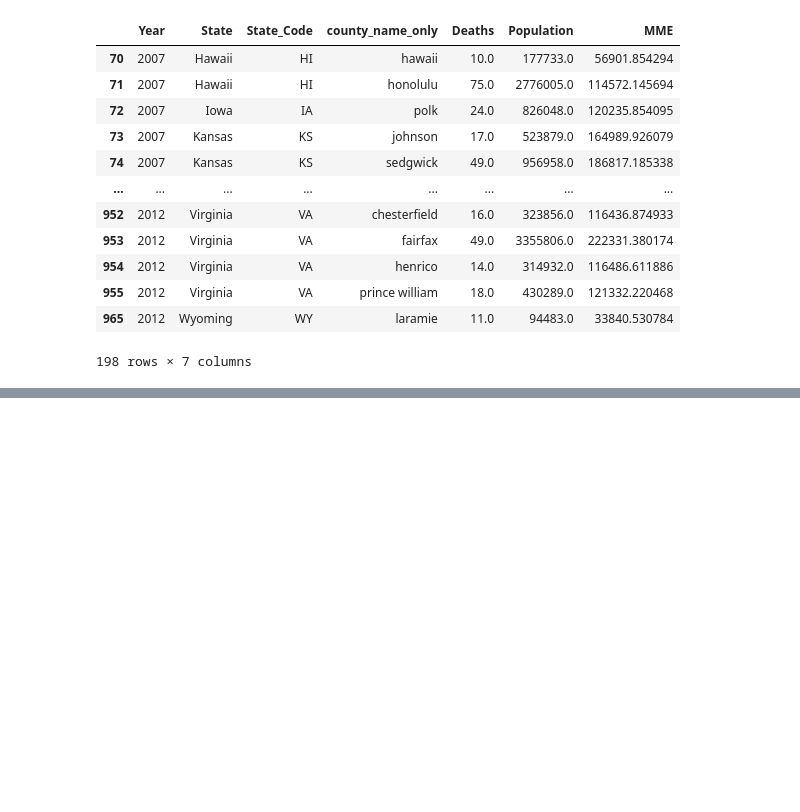
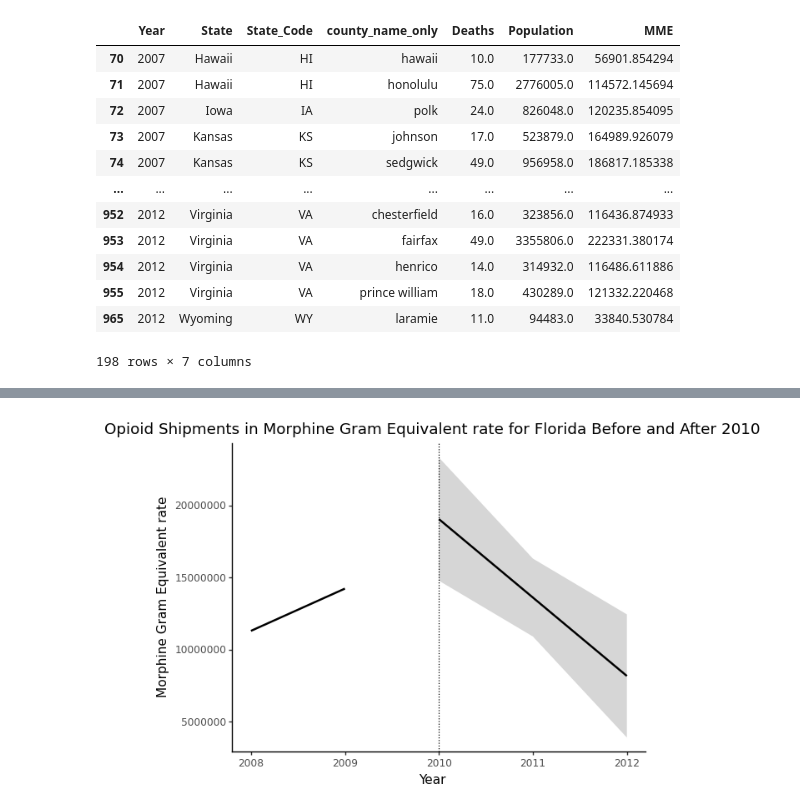
Before and after one commit to MIDS-at-Duke/pds-2022-turquoise-team, a Jupyter notebook: 10_code/combine_prescription_population.ipynb, the cells around one changed output, grey strips where cells are left out. Cells and saved outputs as stored; diff of their text form; code cells hidden in the pictures; blank space fills up the shorter version.

```diff
--- a/10_code/combine_prescription_population.ipynb
+++ b/10_code/combine_prescription_population.ipynb
@@ -265,4 +310,16 @@ fl_prepol_control = groupedby_df_florida[(groupedby_df_florida['Year']<2010)]
 fl_prepol_treatment = groupedby_df_only_florida [(groupedby_df_only_florida['Year']<2010)]
 fl_postpol_control = groupedby_df_florida[(groupedby_df_florida['Year']>=2010)]
 fl_postpol_treatment = groupedby_df_only_florida[(groupedby_df_only_florida['Year']>=2010)]
+# %%
+prepos = (
+    pre_post(fl_prepol_treatment, fl_postpol_treatment, "Year", "MME", 2010)
+    + labs(
+        title="Opioid Shipments in Morphine Gram Equivalent rate for Florida Before and After 2010"
+    )
+    + ylab("Morphine Gram Equivalent rate")
+)
+
+print(prepos)
+# %% [output]
+[figure, added]
 # %%
```
Also changed, not shown: parts of 33 cells of this notebook.
